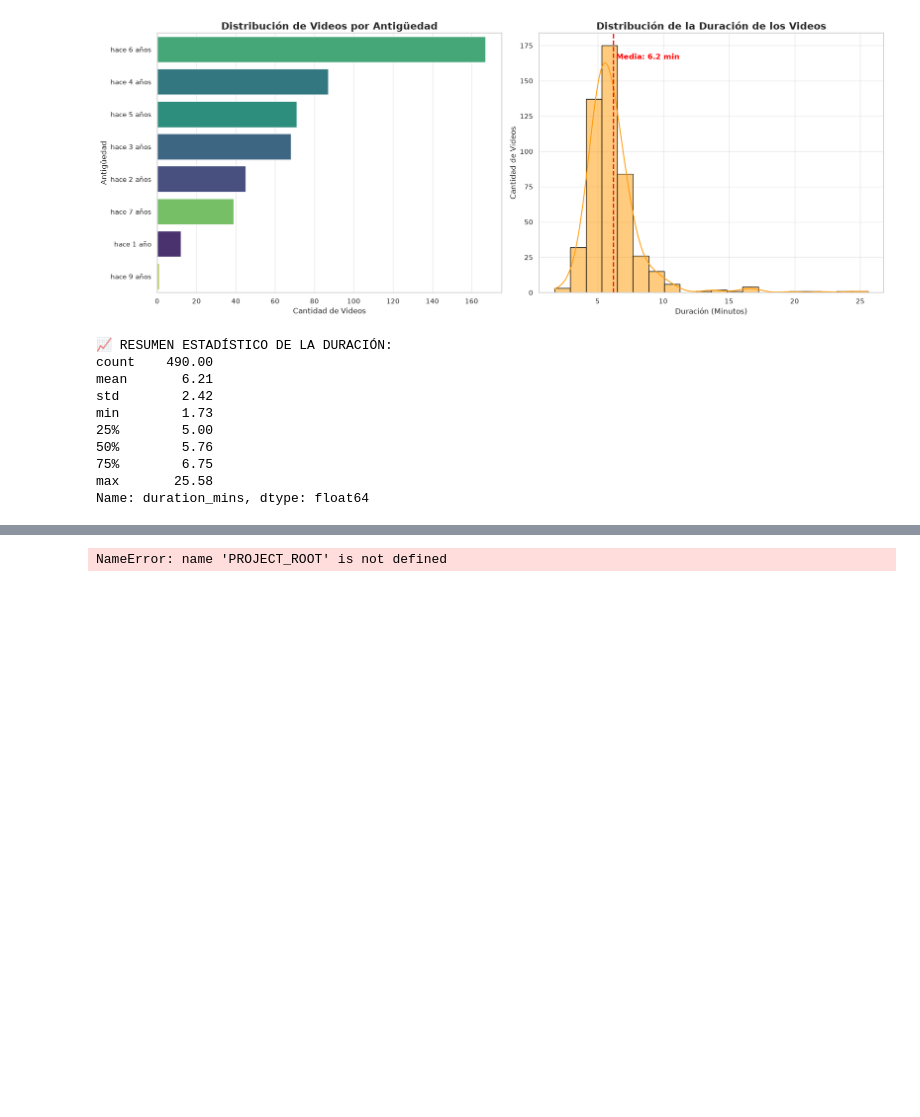
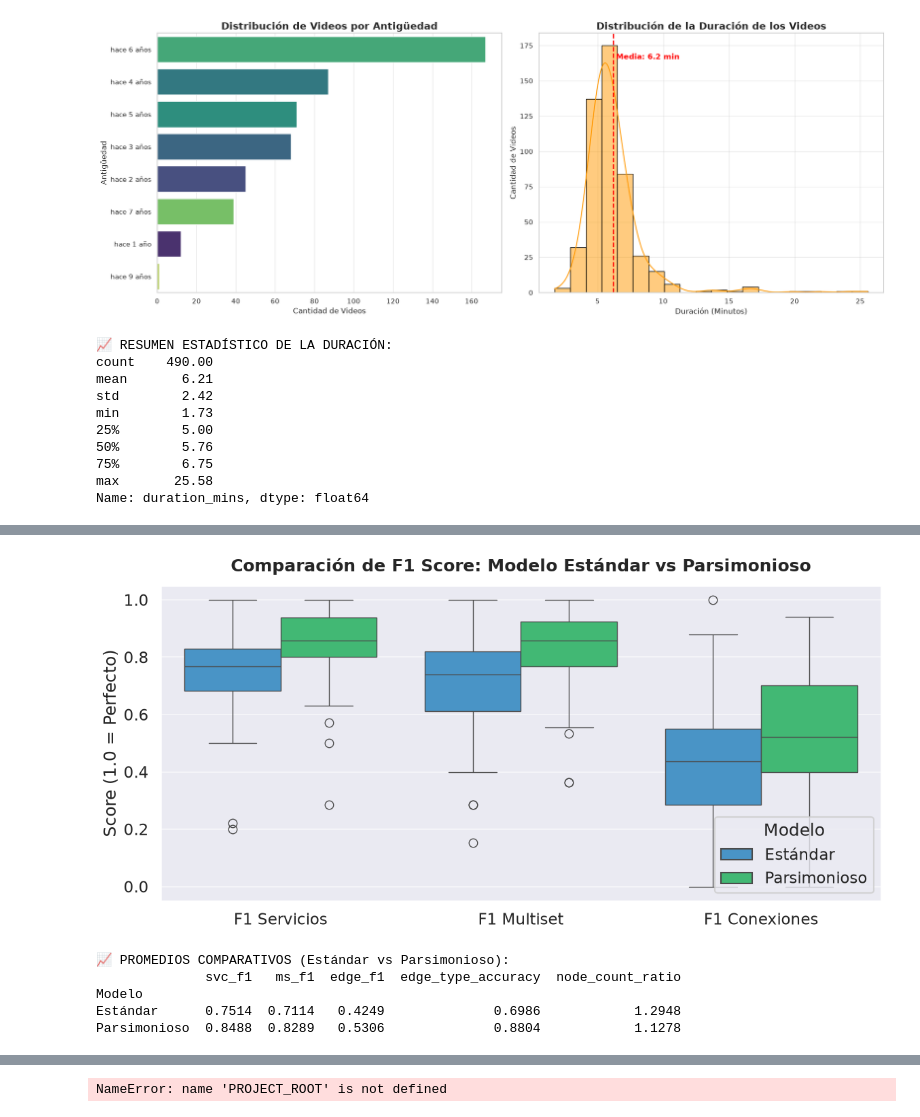
Before and after one commit to stevenijm777/AWS-Architecture, a Jupyter notebook: whiteboard_selection_lab/graficas.ipynb, the cells around one changed output, grey strips where cells are left out. Drawn from its saved outputs; the diff is of its cells as text; code cells hidden in the pictures; blank space fills up the shorter version.

```diff
--- a/whiteboard_selection_lab/graficas.ipynb
+++ b/whiteboard_selection_lab/graficas.ipynb
@@ -235,0 +239,49 @@ auditar_alucinaciones_y_faltantes(df)
+# %%
+# ==========================================
+# 📊 1. COMPARACIÓN GLOBAL: ESTÁNDAR VS PARSIMONIOSO
+# ==========================================
+def graficar_comparacion_estandar_vs_parsimonioso(df):
+    plt.figure(figsize=(12, 6))
+    sns.set_theme(style="darkgrid", context="talk")
+
+    # Filtrar modelos conocidos
+    df_comp = df[df["run_type"].str.contains("Standard|Parsimonious", na=False)].copy()
+
+    # Simplificar nombres para leyenda
+    df_comp["Modelo"] = df_comp["run_type"].apply(lambda x: "Parsimonioso" if "Parsimonious" in x else "Estándar")
+
+    # Formato melted para seaborn
+    df_melted = df_comp.melt(
+        id_vars=["Modelo", "video_id"],
+        value_vars=["svc_f1", "ms_f1", "edge_f1"],
+        var_name="Métrica",
+        value_name="F1 Score"
+    )
+
+    mapeo_metricas = {"svc_f1": "F1 Servicios", "ms_f1": "F1 Multiset", "edge_f1": "F1 Conexiones"}
+    df_melted["Métrica"] = df_melted["Métrica"].map(mapeo_metricas)
+
+    ax = sns.boxplot(x="Métrica", y="F1 Score", hue="Modelo", data=df_melted, palette=["#3498db", "#2ecc71"])
+
+    plt.title("Comparación de F1 Score: Modelo Estándar vs Parsimonioso", fontweight="bold", pad=15)
+    plt.ylim(-0.05, 1.05)
+    plt.ylabel("Score (1.0 = Perfecto)")
+    plt.xlabel("")
+    plt.legend(title="Modelo", loc="lower right")
+
+    plt.tight_layout()
+    plt.show()
+
+    # Tabla comparativa de promedios
+    promedios = df_comp.groupby("Modelo")[["svc_f1", "ms_f1", "edge_f1", "edge_type_accuracy", "node_count_ratio"]].mean().round(4)
+    print("📈 PROMEDIOS COMPARATIVOS (Estándar vs Parsimonioso):")
+    print(promedios.to_string())
+
+graficar_comparacion_estandar_vs_parsimonioso(df)
+# %% [output]
+[figure, added]
+📈 PROMEDIOS COMPARATIVOS (Estándar vs Parsimonioso):
+              svc_f1   ms_f1  edge_f1  edge_type_accuracy  node_count_ratio
+Modelo
+Estándar      0.7514  0.7114   0.4249              0.6986            1.2948
+Parsimonioso  0.8488  0.8289   0.5306              0.8804            1.1278
```
Also changed, not shown: parts of 7 cells of this notebook, 56 other files.
